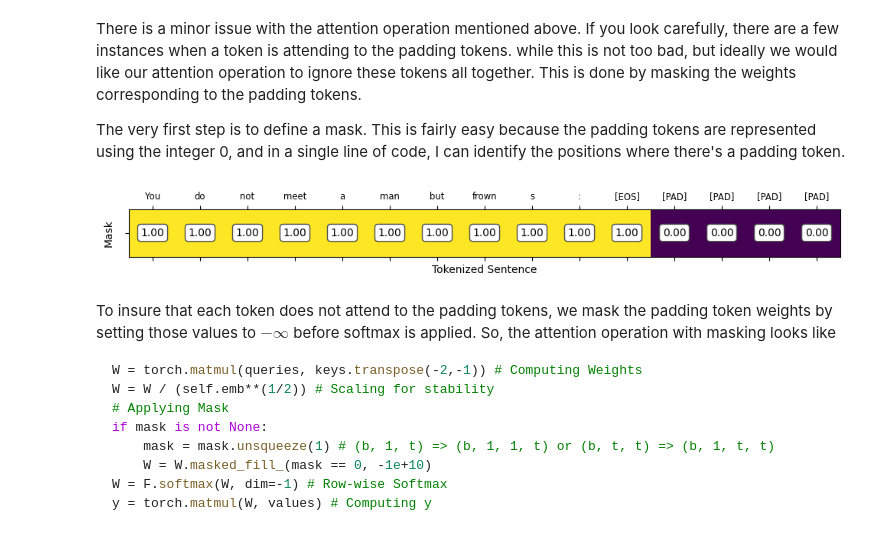
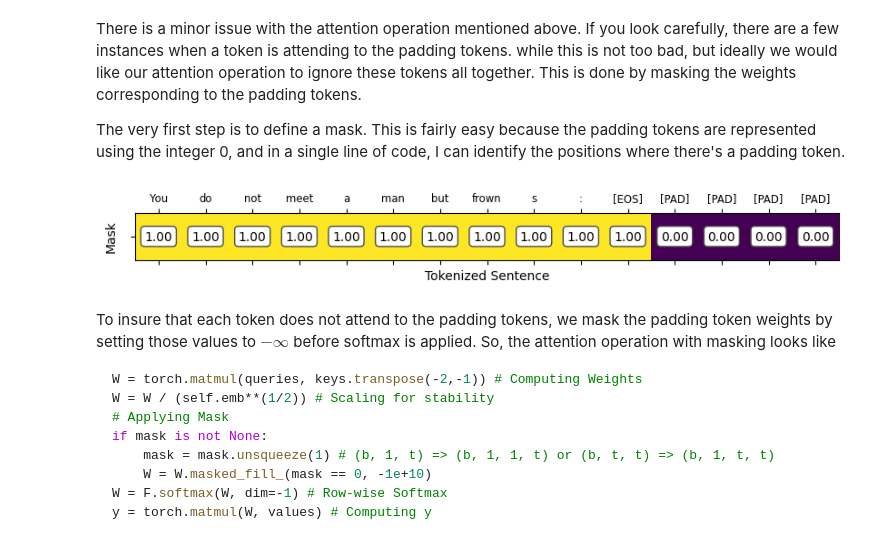
Before and after one commit to tgautam03/BardBungle, a Jupyter notebook: nb/Chapter2.ipynb, the cells around one changed output. Drawn from its saved outputs; the diff is of its cells as text; code cells hidden in the pictures.

Commit message:
Updated to facilitate tiny transformer

````diff
--- a/nb/Chapter2.ipynb
+++ b/nb/Chapter2.ipynb
@@ -205,11 +216,11 @@ tokens = shakespeare.EncodeAsPieces(src[0])
 tokens += ["[EOS]"] # EOS Token string
 tokens = (tokens + max_seq_len * ['[PAD]'])[:max_seq_len] # Padding Tokens string
 tokens = [piece.lstrip('▁') for piece in tokens]
-print("Tokenized Sentence (1st 15 tokens): ", tokens[:15])
+print("Tokenized Sentence: ", tokens)
 
-print("Numericalized Sentence (1st 15 tokens): ", src_id[0][:15])
+print("Numericalized Sentence: ", src_id[0])
 
-print("Attention Weights for the sentence (1st 15 tokens): ")
+print("Attention Weights for the sentence: ")
 fig, ax = plt.subplots()
 # Token Embedding
 data = src_token_emb(src_id)
@@ -217,7 +228,7 @@ data = src_token_emb(src_id)
 b, t, emb = data.shape
 data = data + src_pos_enc(torch.arange(t, device=device))[None, :, :].expand(b, t, emb)
 # Attention Weights
-W = torch.matmul(data[0][:15], data[0][:15].transpose(-2,-1))
+W = torch.matmul(data[0], data[0].transpose(-2,-1))
 W = W / (emb**(1/2))
 W = F.softmax(W, dim=-1)
 
@@ -228,8 +239,8 @@ for (i, j), z in np.ndenumerate(W.detach().numpy()):
     text = ax.text(j, i, '{:0.2f}'.format(z), ha='center', va='center',
             bbox=dict(boxstyle='round', facecolor='white', edgecolor='0.3'), color="black")
     text_objects.append(text)
-ax.set_yticks(range(len(tokens[:15])), tokens[:15], size='small')
-ax.set_xticks(range(len(tokens[:15])), tokens[:15], size='small')
+ax.set_yticks(range(len(tokens)), tokens, size='small')
+ax.set_xticks(range(len(tokens)), tokens, size='small')
 ax.set_ylabel("Tokenized Sentence")
 ax.set_xlabel("Tokenized Sentence")
 plt.show()
@@ -245,9 +256,10 @@ Attention Weights for the sentence (1st 15 tokens):
 Now to embed this contextual information, weight matrix is multiplied with the original sequence matrix.
 # %%
 # Embedding the contextual information to generate the modified sequence
-y = torch.matmul(W, data[0][:15])[:15,:16]
+y = torch.matmul(W, data[0])
 
-print("Modified sentence (1st 15 tokens and 16 values in the embedding dimension): ")
+print("Modified sentence: ")
+plt.rcParams["figure.figsize"] = (20,10)
 fig, ax = plt.subplots()
 im = ax.matshow(y.detach().numpy())
 # Create text objects to display the values
@@ -256,7 +268,7 @@ for (i, j), z in np.ndenumerate(y.detach().numpy()):
     text = ax.text(j, i, '{:0.2f}'.format(z), ha='center', va='center',
             bbox=dict(boxstyle='round', facecolor='white', edgecolor='0.3'), color="black")
     text_objects.append(text)
-ax.set_yticks(range(len(tokens[:15])), tokens[:15], size='small')
+ax.set_yticks(range(len(tokens)), tokens, size='small')
 ax.set_ylabel("Tokenized Sentence")
 ax.set_xlabel("Embeddings")
 plt.show()
@@ -283,21 +295,15 @@ W = F.softmax(W, dim=-1) # Row-wise Softmax
 y = torch.matmul(W, values) # Computing y
 ```
 # %%
-device = "cpu"
-emb, heads, layers = 256, 8, 2
-model = Transformer(emb=emb, heads=heads, max_seq_len=max_seq_len,
-                    src_vocab_len=shakespeare.vocab_size(), trg_vocab_len=modern.vocab_size(),
-                    num_layers=layers, device=device).to(device)
-num_epochs = 455
 W = []
 y = []
-for epoch in range(num_epochs):
-    model.load_state_dict(torch.load("../trained_models/nn_models/model_emb256_heads8_layers2_ep{}.pt".format(epoch)))
+for epoch in range(0, num_epochs, 1):
+    model.load_state_dict(torch.load("../trained_models/nn_models/model_emb{}_heads{}_layers{}_ep{}.pt".format(emb, heads, layers, epoch)))
 
     # Self Attention Layer
     self_attention = model.encoder[0].self_attention
 
     # Output and attention weights
-    y.append(self_attention(data))
+    y.append(self_attention(data[0].unsqueeze(0)))
     W.append(self_attention.attention_weights)
 # %%
@@ -347,22 +355,23 @@ The very first step is to define a mask. This is fairly easy because the padding
 # %%
 # Generate Mask
 e_mask = (src_id != 0).unsqueeze(1).to(device)
 
+plt.rcParams["figure.figsize"] = (10,10)
 fig, ax = plt.subplots()
-im = ax.matshow(e_mask[0, :, :15].detach().numpy())
+im = ax.matshow(e_mask[0].detach().numpy())
 # Create text objects to display the values
 text_objects = []
-for (i, j), z in np.ndenumerate(e_mask[0, :, :15].detach().numpy()):
+for (i, j), z in np.ndenumerate(e_mask[0].detach().numpy()):
     text = ax.text(j, i, '{:0.2f}'.format(z), ha='center', va='center',
             bbox=dict(boxstyle='round', facecolor='white', edgecolor='0.3'), color="black")
     text_objects.append(text)
-ax.set_xticks(range(len(tokens[:15])), tokens[:15], size='small')
+ax.set_xticks(range(len(tokens)), tokens, size='small')
 ax.set_xlabel("Tokenized Sentence")
 ax.set_yticks(range(1), " ", size='small')
 ax.set_ylabel("Mask")
 plt.show()
 # %% [output]
-[figure, old version]
+[figure, new version]
 # %% [markdown]
 To insure that each token does not attend to the padding tokens, we mask the padding token weights by setting those values to $- \infty$ before softmax is applied. So, the attention operation with masking looks like
 
````
Also changed, not shown: parts of 8 cells of this notebook, 1 other file.
